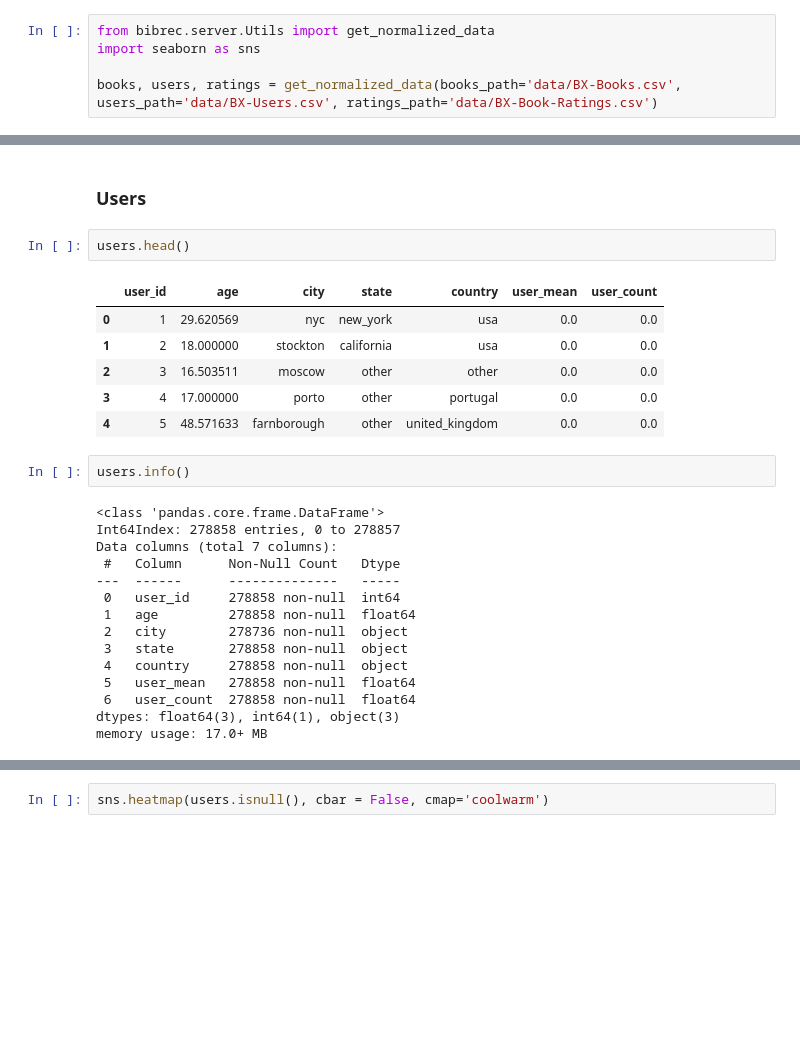
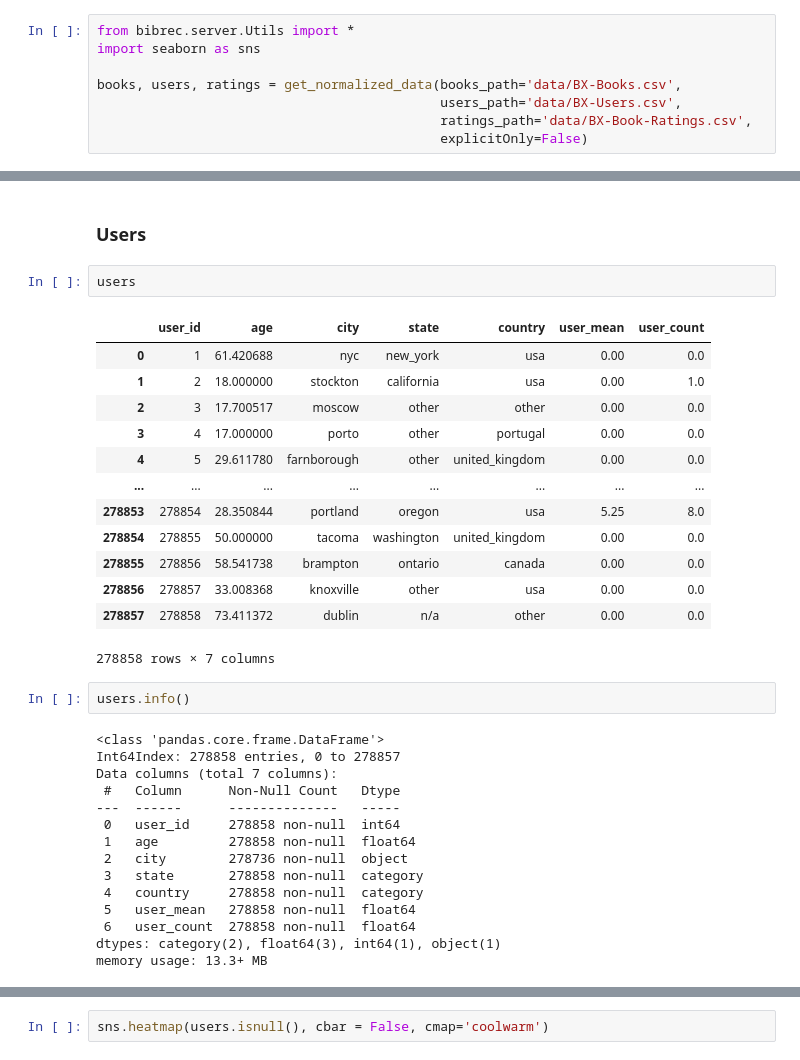
Before and after one commit to fichtnerma/Recommender, a Jupyter notebook: data-normalization.ipynb, the cells around one changed output, grey strips where cells are left out. Drawn from its saved outputs; the diff is of its cells as text; blank space fills up the shorter version.

```diff
--- a/data-normalization.ipynb
+++ b/data-normalization.ipynb
@@ -3,7 +3,10 @@
 # %% [markdown]
 ## Normalized BookCrossing Dataset
 # %%
-from bibrec.server.Utils import get_normalized_data
+from bibrec.server.Utils import *
 import seaborn as sns
 
-books, users, ratings = get_normalized_data(books_path='data/BX-Books.csv', users_path='data/BX-Users.csv', ratings_path='data/BX-Book-Ratings.csv')
+books, users, ratings = get_normalized_data(books_path='data/BX-Books.csv',
+                                            users_path='data/BX-Users.csv',
+                                            ratings_path='data/BX-Book-Ratings.csv',
+                                            explicitOnly=False)
@@ -79,14 +70,21 @@ sns.heatmap(books.isnull(), cbar = False, cmap='coolwarm')
 # %% [markdown]
 ### Users
 # %%
-users.head()
+users
 # %% [output]
 |  | user_id | age | city | state | country | user_mean | user_count |
-| 0 | 1 | 29.620569 | nyc | new_york | usa | 0.0 | 0.0 |
-| 1 | 2 | 18.000000 | stockton | california | usa | 0.0 | 0.0 |
-| 2 | 3 | 16.503511 | moscow | other | other | 0.0 | 0.0 |
-| 3 | 4 | 17.000000 | porto | other | portugal | 0.0 | 0.0 |
-| 4 | 5 | 48.571633 | farnborough | other | united_kingdom | 0.0 | 0.0 |
+| 0 | 1 | 61.420688 | nyc | new_york | usa | 0.00 | 0.0 |
+| 1 | 2 | 18.000000 | stockton | california | usa | 0.00 | 1.0 |
+| 2 | 3 | 17.700517 | moscow | other | other | 0.00 | 0.0 |
+| 3 | 4 | 17.000000 | porto | other | portugal | 0.00 | 0.0 |
+| 4 | 5 | 29.611780 | farnborough | other | united_kingdom | 0.00 | 0.0 |
+| ... | ... | ... | ... | ... | ... | ... | ... |
+| 278853 | 278854 | 28.350844 | portland | oregon | usa | 5.25 | 8.0 |
+| 278854 | 278855 | 50.000000 | tacoma | washington | united_kingdom | 0.00 | 0.0 |
+| 278855 | 278856 | 58.541738 | brampton | ontario | canada | 0.00 | 0.0 |
+| 278856 | 278857 | 33.008368 | knoxville | other | usa | 0.00 | 0.0 |
+| 278857 | 278858 | 73.411372 | dublin | n/a | other | 0.00 | 0.0 |
+278858 rows × 7 columns
 # %%
 users.info()
 # %% [output]
@@ -98,12 +96,12 @@ Data columns (total 7 columns):
  0   user_id     278858 non-null  int64
  1   age         278858 non-null  float64
  2   city        278736 non-null  object
- 3   state       278858 non-null  object
- 4   country     278858 non-null  object
+ 3   state       278858 non-null  category
+ 4   country     278858 non-null  category
  5   user_mean   278858 non-null  float64
  6   user_count  278858 non-null  float64
-dtypes: float64(3), int64(1), object(3)
-memory usage: 17.0+ MB
+dtypes: category(2), float64(3), int64(1), object(1)
+memory usage: 13.3+ MB
 # %%
 users.describe()
 # %% [output]
```
Also changed, not shown: parts of 14 cells of this notebook, 1 other file.
